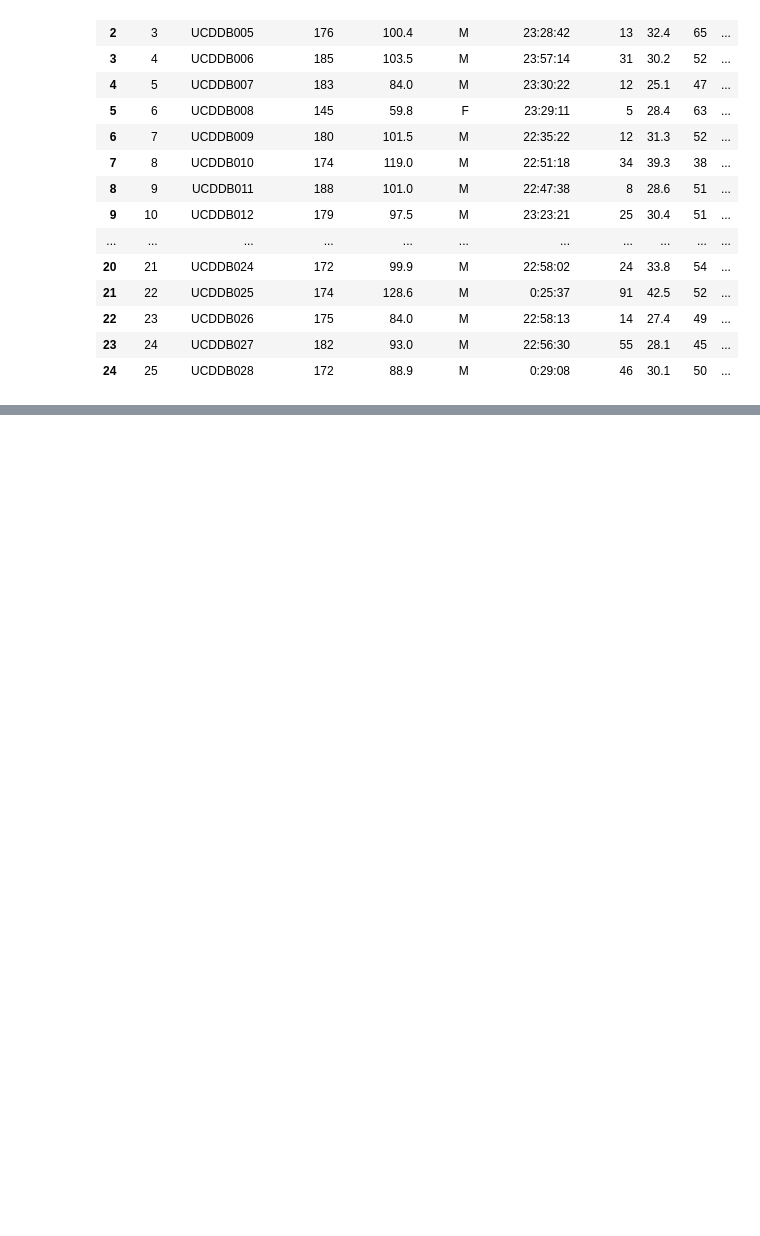
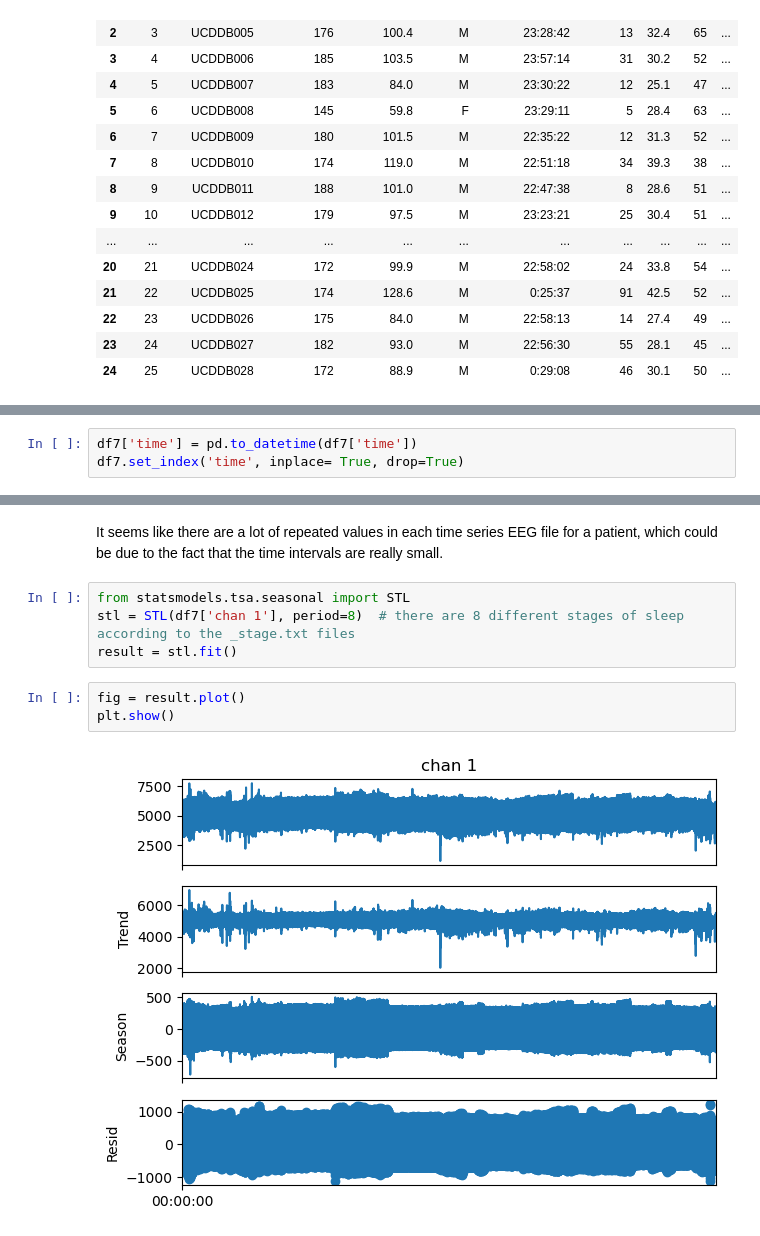
Before and after one commit to sophiatong/DataMining_Final_Sleep, a Jupyter notebook: lifecard.ipynb, the cells around one changed output, grey strips where cells are left out. Cells and saved outputs as stored; diff of their text form; blank space fills up the shorter version.

```diff
--- a/lifecard.ipynb
+++ b/lifecard.ipynb
@@ -214,0 +194,3 @@ pd.read_excel("files/SubjectDetails.xls")
+# %%
+df7['time'] = pd.to_datetime(df7['time'])
+df7.set_index('time', inplace= True, drop=True)
@@ -214,0 +258,11 @@ pd.read_excel("files/SubjectDetails.xls")
+# %% [markdown]
+It seems like there are a lot of repeated values in each time series EEG file for a patient, which could be due to the fact that the time intervals are really small.
+# %%
+from statsmodels.tsa.seasonal import STL
+stl = STL(df7['chan 1'], period=8)  # there are 8 different stages of sleep according to the _stage.txt files
+result = stl.fit()
+# %%
+fig = result.plot()
+plt.show()
+# %% [output]
+[figure, added]
```
Also changed, not shown: parts of 38 cells of this notebook.
